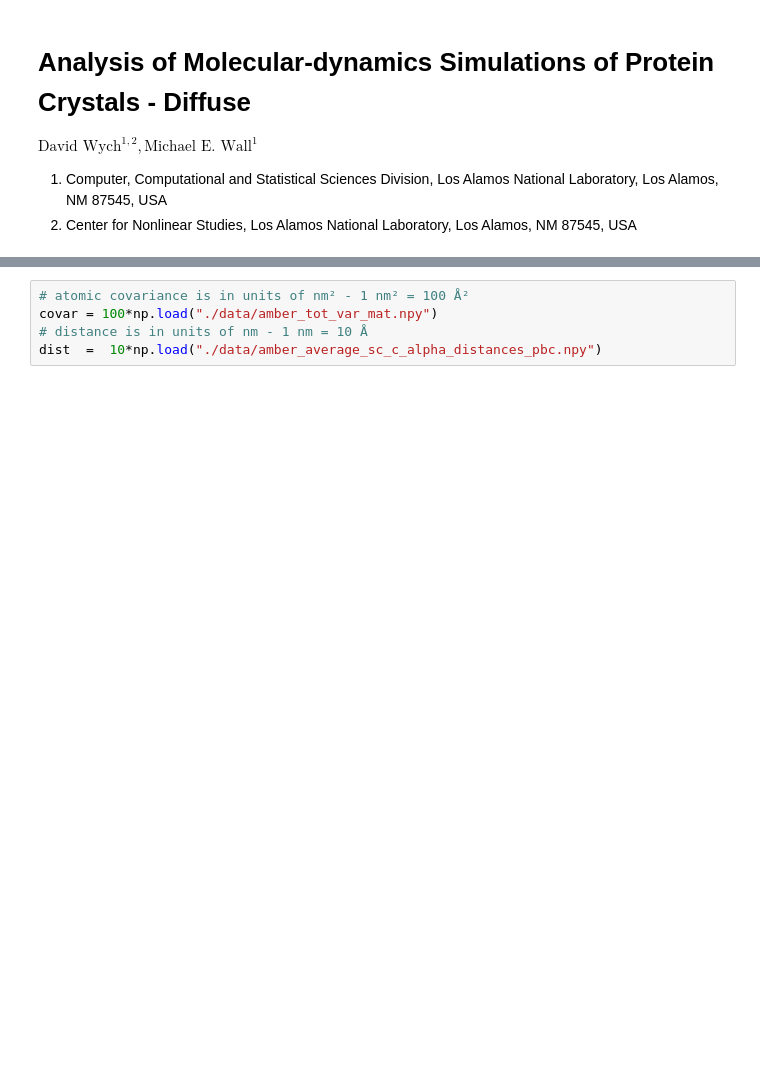
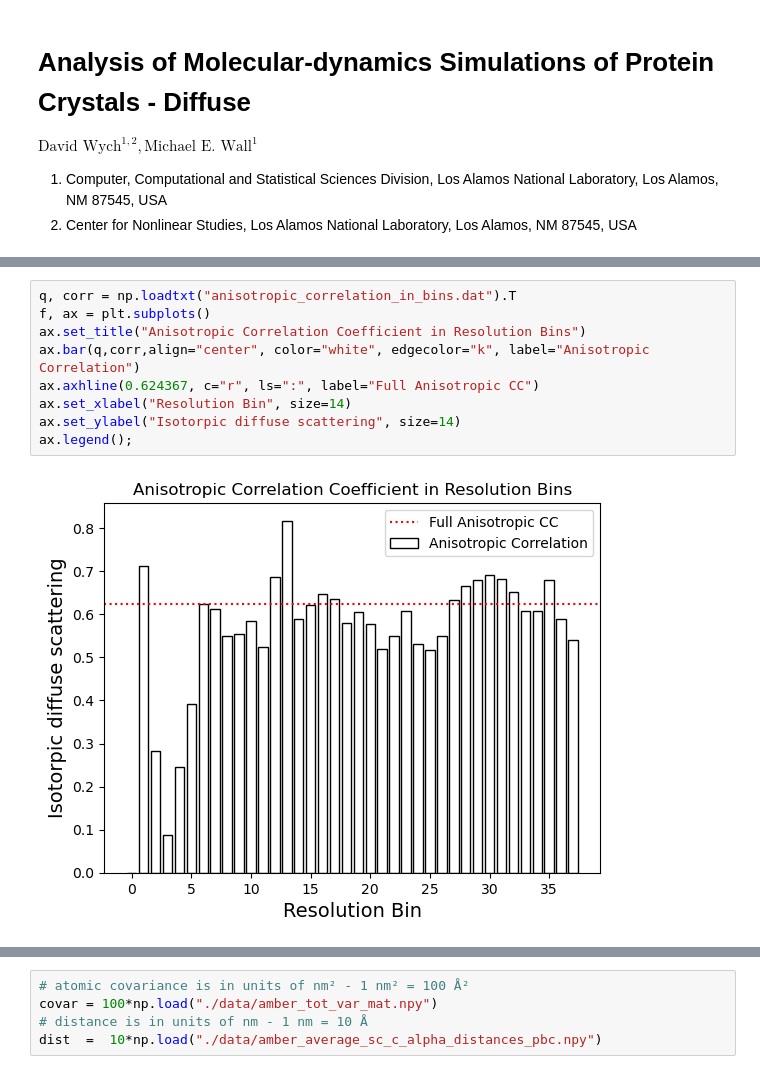
Before and after one commit to mewall/lunus, a Jupyter notebook: examples/tutorials/crystalline_MD_analysis_diffuse/Analysis_of_MD_Simulations_of_Protein_Crystals_Diffuse.ipynb, the cells around one changed output, grey strips where cells are left out. Saved outputs shown, nothing was run; the diff lists cells and outputs as text; blank space fills up the shorter version.

```diff
--- a/examples/tutorials/crystalline_MD_analysis_diffuse/Analysis_of_MD_Simulations_of_Protein_Crystals_Diffuse.ipynb
+++ b/examples/tutorials/crystalline_MD_analysis_diffuse/Analysis_of_MD_Simulations_of_Protein_Crystals_Diffuse.ipynb
@@ -8,3 +351,14 @@ $\text{David Wych}^{1,2}, \text{Michael E. Wall}^{1}$
+# %%
+q, corr = np.loadtxt("anisotropic_correlation_in_bins.dat").T
+f, ax = plt.subplots()
+ax.set_title("Anisotropic Correlation Coefficient in Resolution Bins")
+ax.bar(q,corr,align="center", color="white", edgecolor="k", label="Anisotropic Correlation")
+ax.axhline(0.624367, c="r", ls=":", label="Full Anisotropic CC")
+ax.set_xlabel("Resolution Bin", size=14)
+ax.set_ylabel("Isotorpic diffuse scattering", size=14)
+ax.legend();
+# %% [output]
+[figure, added]
 # %% [markdown]
 ## Atomic covariance of atom pairs as a function of distance
 
```
Also changed, not shown: parts of 70 cells of this notebook, 7 other files.
